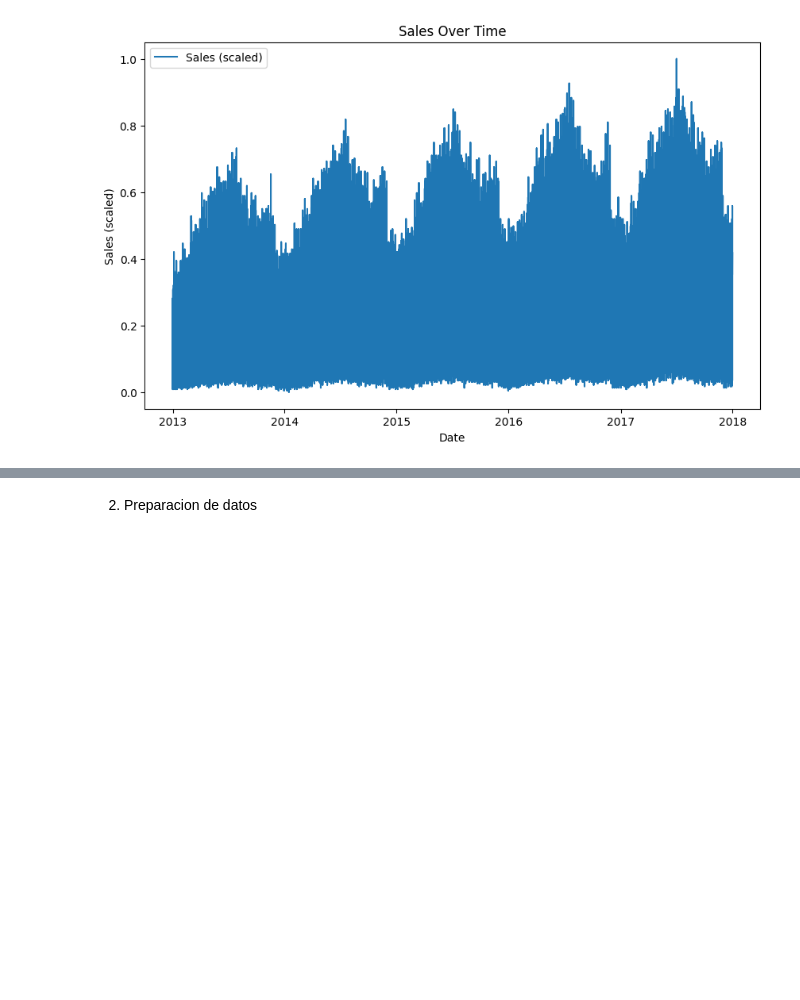
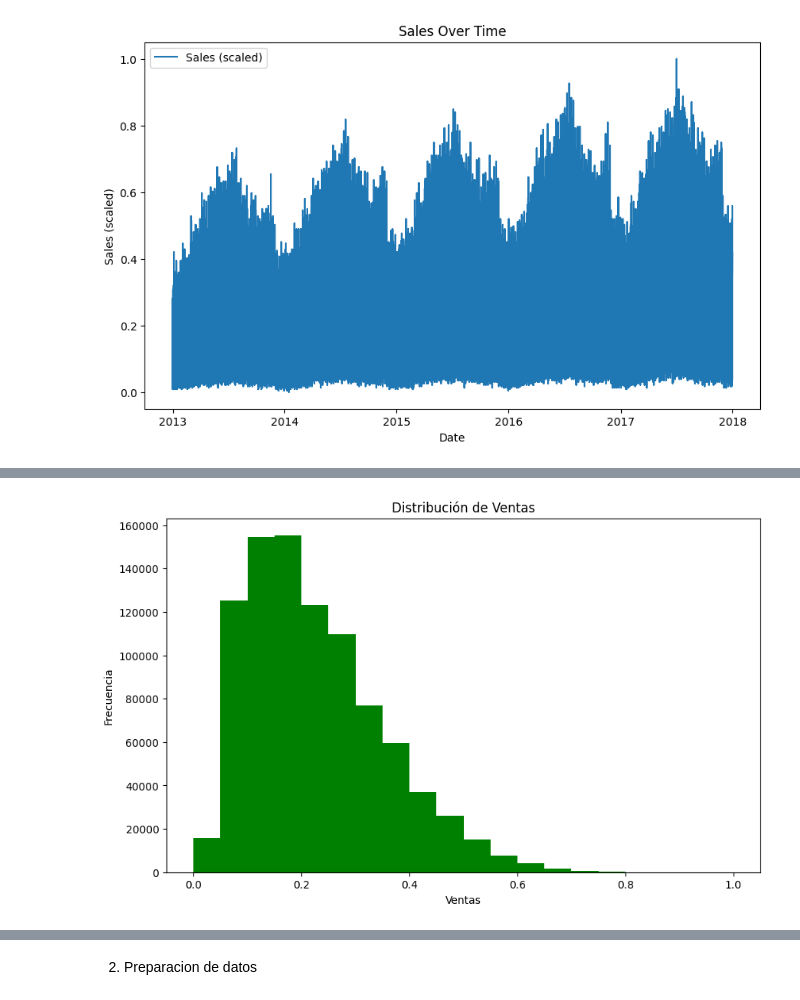
Before and after one commit to fredyvelasquezgt/Lab-9-DL, a Jupyter notebook: lab_9.ipynb, the cells around one changed output, grey strips where cells are left out. Drawn from its saved outputs; the diff is of its cells as text; code cells hidden in the pictures; blank space fills up the shorter version.

```diff
--- a/lab_9.ipynb
+++ b/lab_9.ipynb
@@ -70,0 +110,9 @@ plt.show()
+# %%
+plt.figure(figsize=(10,6))
+plt.hist(data['sales'], bins=20, color='green')
+plt.title('Distribución de Ventas')
+plt.xlabel('Ventas')
+plt.ylabel('Frecuencia')
+plt.show()
+# %% [output]
+[figure, added]
```
Also changed, not shown: parts of 11 cells of this notebook.
